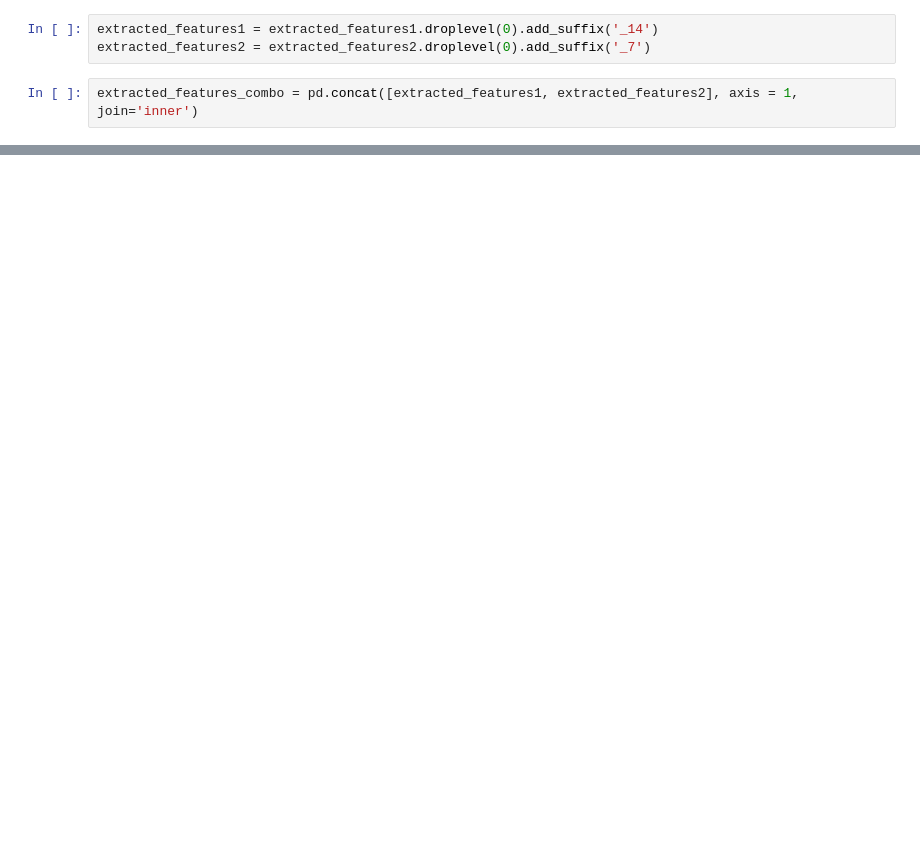
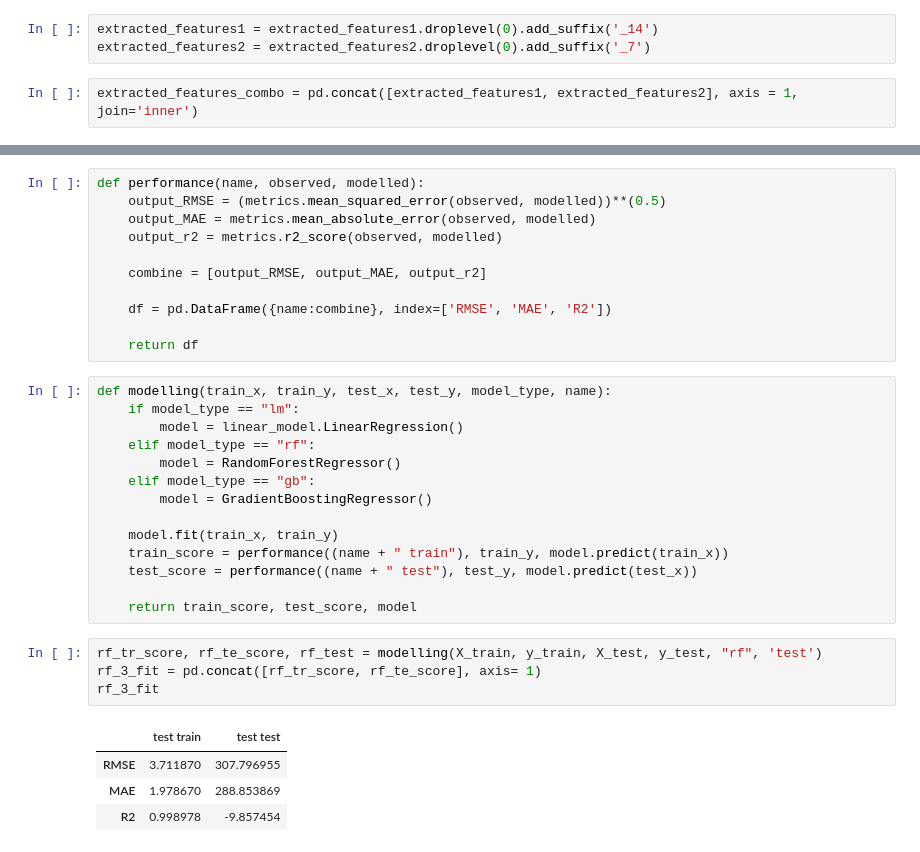
Before and after one commit to WraySmith/COVID_learning, a Jupyter notebook: covid_ml.ipynb, the cells around one changed output, grey strips where cells are left out. Saved outputs shown, nothing was run; the diff lists cells and outputs as text; blank space fills up the shorter version.

```diff
--- a/covid_ml.ipynb
+++ b/covid_ml.ipynb
@@ -126,0 +124,34 @@ extracted_features_combo
+# %%
+def performance(name, observed, modelled):
+    output_RMSE = (metrics.mean_squared_error(observed, modelled))**(0.5)
+    output_MAE = metrics.mean_absolute_error(observed, modelled)
+    output_r2 = metrics.r2_score(observed, modelled)
+
+    combine = [output_RMSE, output_MAE, output_r2]
+
+    df = pd.DataFrame({name:combine}, index=['RMSE', 'MAE', 'R2'])
+
+    return df
+# %%
+def modelling(train_x, train_y, test_x, test_y, model_type, name):
+    if model_type == "lm":
+        model = linear_model.LinearRegression()
+    elif model_type == "rf":
+        model = RandomForestRegressor()
+    elif model_type == "gb":
+        model = GradientBoostingRegressor()
+
+    model.fit(train_x, train_y)
+    train_score = performance((name + " train"), train_y, model.predict(train_x))
+    test_score = performance((name + " test"), test_y, model.predict(test_x))
+
+    return train_score, test_score, model
+# %%
+rf_tr_score, rf_te_score, rf_test = modelling(X_train, y_train, X_test, y_test, "rf", 'test')
+rf_3_fit = pd.concat([rf_tr_score, rf_te_score], axis= 1)
+rf_3_fit
+# %% [output]
+|  | test train | test test |
+| RMSE | 3.711870 | 307.796955 |
+| MAE | 1.978670 | 288.853869 |
+| R2 | 0.998978 | -9.857454 |
```
Also changed, not shown: parts of 30 cells of this notebook, 1 other file.
